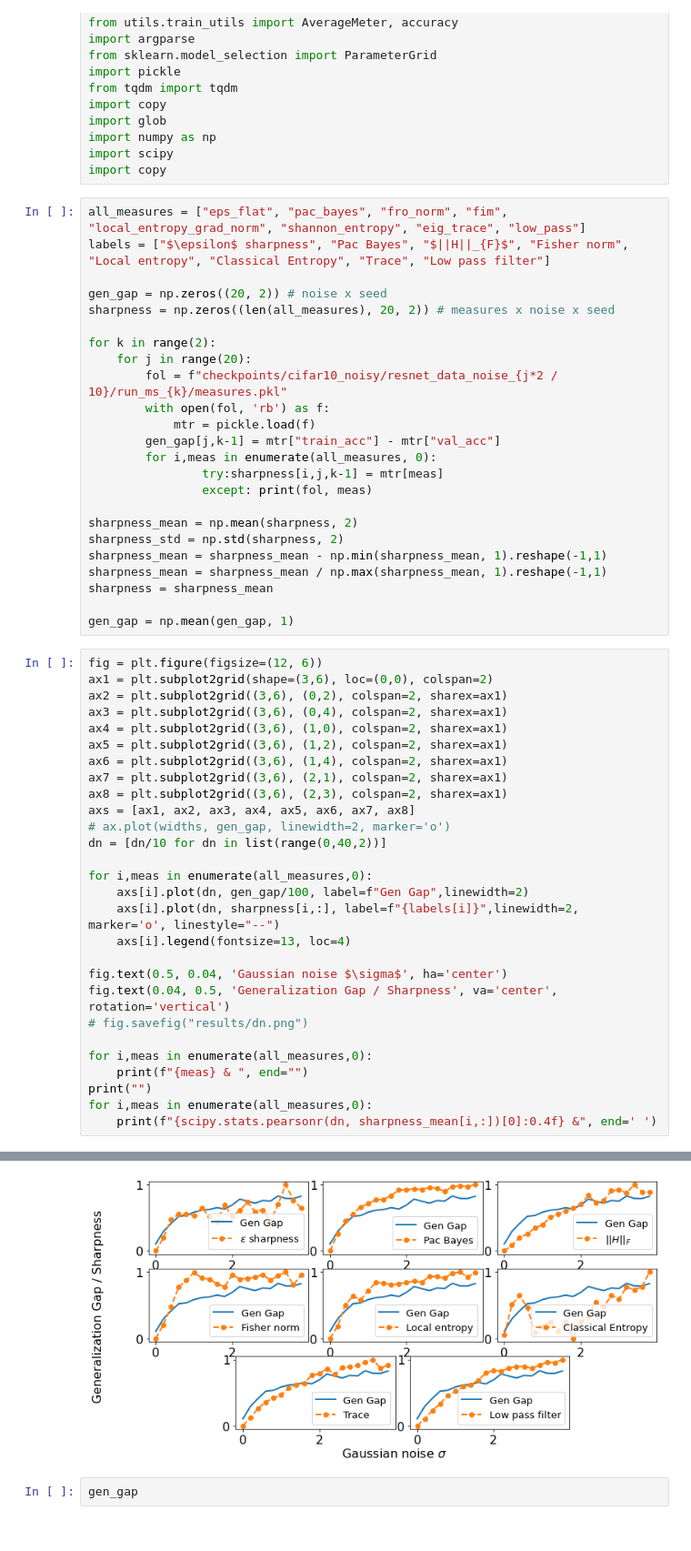
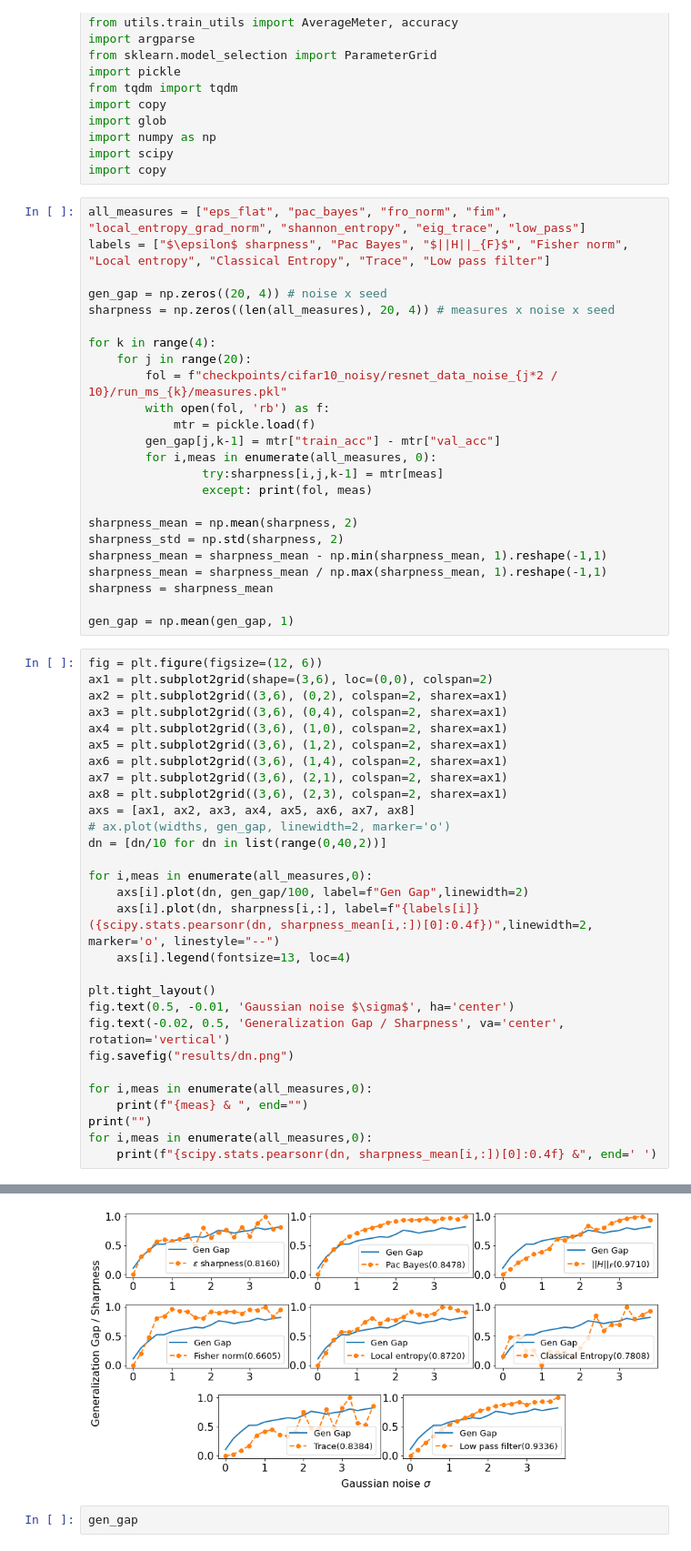
Before and after one commit to devansh20la/LPF-SGD, a Jupyter notebook: flatness/dn_analysis.ipynb, the cells around one changed output, grey strips where cells are left out. Shown at 91% size. Saved outputs shown, nothing was run; the diff lists cells and outputs as text.

```diff
--- a/flatness/dn_analysis.ipynb
+++ b/flatness/dn_analysis.ipynb
@@ -29,10 +29,10 @@ import copy
 all_measures = ["eps_flat", "pac_bayes", "fro_norm", "fim", "local_entropy_grad_norm", "shannon_entropy", "eig_trace", "low_pass"]
 labels = ["$\epsilon$ sharpness", "Pac Bayes", "$||H||_{F}$", "Fisher norm", "Local entropy", "Classical Entropy", "Trace", "Low pass filter"]
 
-gen_gap = np.zeros((20, 2)) # noise x seed
-sharpness = np.zeros((len(all_measures), 20, 2)) # measures x noise x seed
+gen_gap = np.zeros((20, 4)) # noise x seed
+sharpness = np.zeros((len(all_measures), 20, 4)) # measures x noise x seed
 
-for k in range(2):
+for k in range(4):
     for j in range(20):
         fol = f"checkpoints/cifar10_noisy/resnet_data_noise_{j*2 / 10}/run_ms_{k}/measures.pkl"
         with open(fol, 'rb') as f:
@@ -65,12 +65,13 @@ dn = [dn/10 for dn in list(range(0,40,2))]
 
 for i,meas in enumerate(all_measures,0):
     axs[i].plot(dn, gen_gap/100, label=f"Gen Gap",linewidth=2)
-    axs[i].plot(dn, sharpness[i,:], label=f"{labels[i]}",linewidth=2, marker='o', linestyle="--")
+    axs[i].plot(dn, sharpness[i,:], label=f"{labels[i]}({scipy.stats.pearsonr(dn, sharpness_mean[i,:])[0]:0.4f})",linewidth=2, marker='o', linestyle="--")
     axs[i].legend(fontsize=13, loc=4)
 
-fig.text(0.5, 0.04, 'Gaussian noise $\sigma$', ha='center')
-fig.text(0.04, 0.5, 'Generalization Gap / Sharpness', va='center', rotation='vertical')
-# fig.savefig("results/dn.png")
+plt.tight_layout()
+fig.text(0.5, -0.01, 'Gaussian noise $\sigma$', ha='center')
+fig.text(-0.02, 0.5, 'Generalization Gap / Sharpness', va='center', rotation='vertical')
+fig.savefig("results/dn.png")
 
 for i,meas in enumerate(all_measures,0):
     print(f"{meas} & ", end="")
@@ -83,3 +84,3 @@ eps_flat & pac_bayes & fro_norm & fim & local_entropy_grad_norm & shannon_entrop
-[figure, old version]
+[figure, new version]
 # %%
 gen_gap
```
Also changed, not shown: parts of 1 cell of this notebook, 56 other files.
